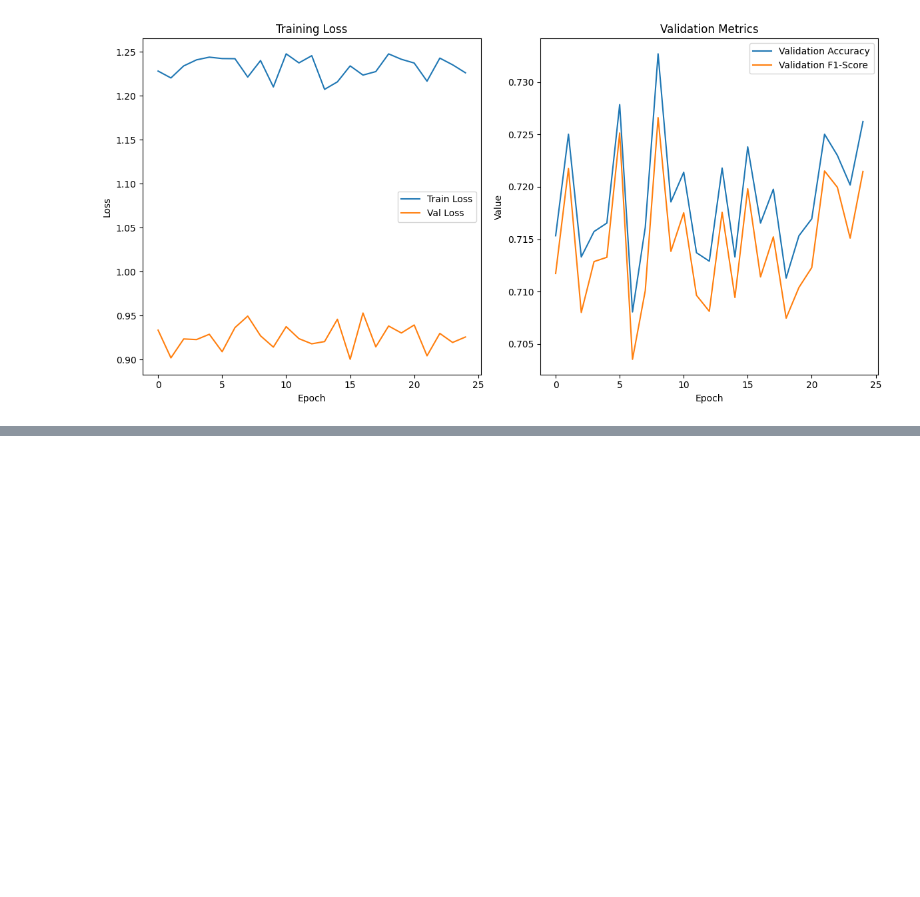
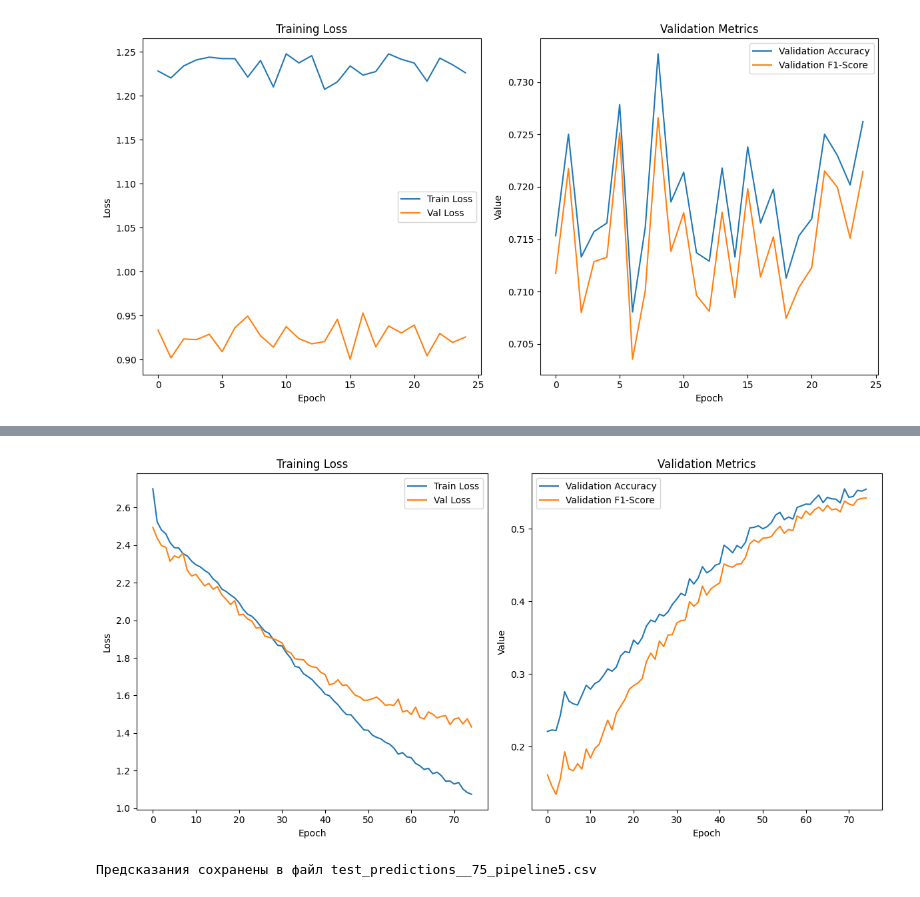
Before and after one commit to DertyuGameDev/ML-Project, a Jupyter notebook: Models/VGG/VGG.ipynb, the cells around one changed output, grey strips where cells are left out. Cells and saved outputs as stored; diff of their text form; code cells hidden in the pictures; blank space fills up the shorter version.

```diff
--- a/Models/VGG/VGG.ipynb
+++ b/Models/VGG/VGG.ipynb
@@ -557,0 +852,5 @@ torch.save(vgg.state_dict(), 'final_vgg_100.pth')
+# %%
+# Другой пайплайн, смесь с train_transform
+
+train_losses_pipeline5, val_losses_pipeline5, val_metrics_pipeline5 = train_and_evaluate(
+    vgg, criterion, optimizer, train_loader5, val_loader5, num_epochs=75, lr=lr)
@@ -557,0 +871,4 @@ torch.save(vgg.state_dict(), 'final_vgg_100.pth')
+# %%
+visualize_model_results(train_losses_pipeline5, val_losses_pipeline5, val_metrics_pipeline5, epochs=75)
+# %% [output]
+[figure, added]
@@ -557,0 +877,6 @@ torch.save(vgg.state_dict(), 'final_vgg_100.pth')
+# %%
+# После обучения производим предсказания и сохраняем их в требуемый формат
+output_file = "test_predictions__75_pipeline5.csv"
+predict_and_save(vgg, test_loader, output_file)
+# %% [output]
+Предсказания сохранены в файл test_predictions__75_pipeline5.csv
```
Also changed, not shown: parts of 40 cells of this notebook, 4 other files.
